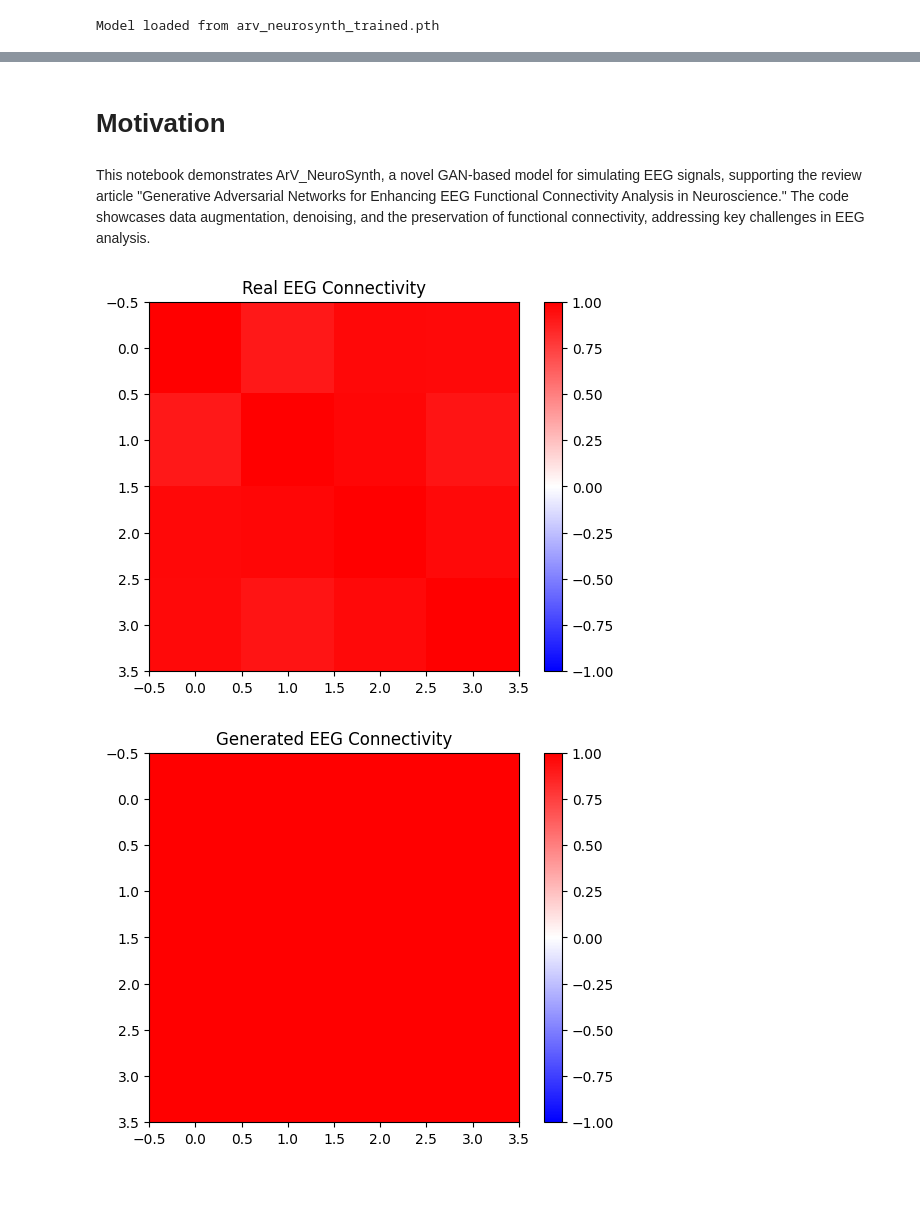
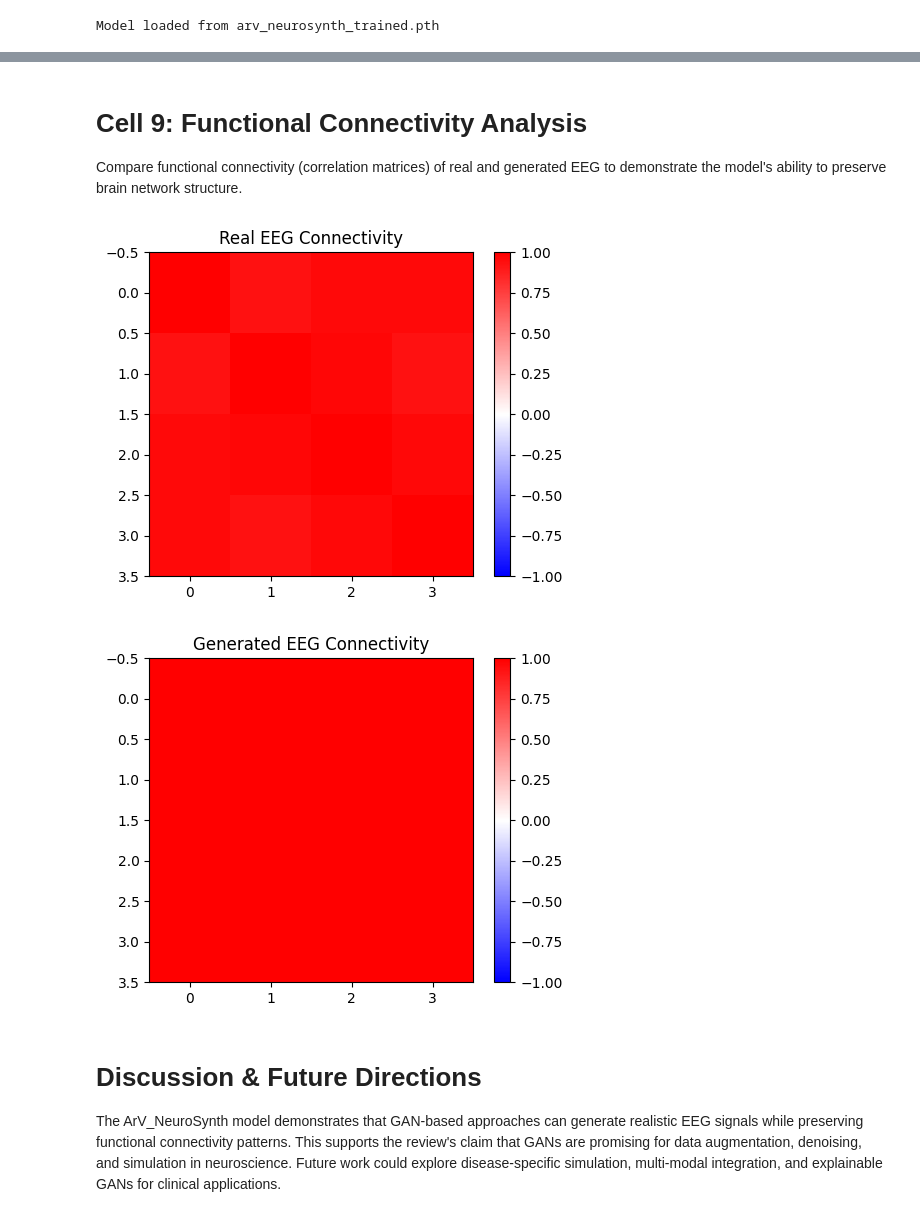
Before and after one commit to ArshiaVahedi/ArV_NeuroSynth, a Jupyter notebook: Enhanced_ArV_NeuroSynth_Notebook.ipynb, the cells around one changed output, grey strips where cells are left out. Saved outputs shown, nothing was run; the diff lists cells and outputs as text; code cells hidden in the pictures; blank space fills up the shorter version.

```diff
--- a/Enhanced_ArV_NeuroSynth_Notebook.ipynb
+++ b/Enhanced_ArV_NeuroSynth_Notebook.ipynb
@@ -15,6 +19,5 @@ import matplotlib.pyplot as plt
 # %%
-# Load EEG data from all runs in the .mat file
-dataloader, eeg_tensor = load_bci_mat_all_runs.load_bci_mat_all_runs("A01T.mat", num_channels=4, segment_length=256, batch_size=32)
+dataloader, eeg_tensor = load_bci_mat_all_runs("A01T.mat", num_channels=4, segment_length=256, batch_size=32)
 print("EEG tensor shape:", eeg_tensor.shape)
 # %% [output]
 EEG tensor shape: (4, 671728)
@@ -148,24 +128,0 @@ def load_trained_model(model_class, prefix="arv_neurosynth", **model_kwargs):
-# %%
-# Ensure Cell 5 is executed before running this cell to define save_training_results
-def save_training_results(model, x_recon=None, plot=False, prefix="arv_neurosynth"):
-    torch.save(model.state_dict(), f"{prefix}_trained.pth")
-    print(f"Model saved as {prefix}_trained.pth")
-    if x_recon is not None:
-        np.save(f"{prefix}_reconstructed_eeg.npy", x_recon.cpu().numpy())
-        print(f"Reconstructed EEG saved as {prefix}_reconstructed_eeg.npy")
-    if plot and x_recon is not None:
-        plt.figure(figsize=(12, 4))
-        for ch in range(x_recon.shape[1]):
-            plt.plot(x_recon.cpu()[0, ch], label=f"Ch{ch}")
-        plt.legend()
-        plt.title("Reconstructed EEG")
-        plt.grid()
-        plt.tight_layout()
-        plt.savefig(f"{prefix}_reconstruction_plot.png")
-        plt.close()
-        print(f"Plot saved as {prefix}_reconstruction_plot.png")
-
-with torch.no_grad():
-    x_real = next(iter(dataloader))[0][:1].to(device)
-    x_recon, _, _, _ = model(x_real, mode='vae')
-    save_training_results(model, x_recon, plot=True)  # Ensure function is defined in Cell 5
@@ -226,18 +165,24 @@ Comparison plot saved as real_vs_reconstructed_eeg_comparison.png
-# %% [markdown]
-# Motivation
-# %% [markdown]
-This notebook demonstrates ArV_NeuroSynth, a novel GAN-based model for simulating EEG signals, supporting the review article "Generative Adversarial Networks for Enhancing EEG Functional Connectivity Analysis in Neuroscience." The code showcases data augmentation, denoising, and the preservation of functional connectivity, addressing key challenges in EEG analysis.
+# %% [markdown]
+# Cell 9: Functional Connectivity Analysis
+
+Compare functional connectivity (correlation matrices) of real and generated EEG to demonstrate the model's ability to preserve brain network structure.
 # %%
 def plot_connectivity(eeg, title):
     # eeg: shape [batch, channels, time]
     conn = np.corrcoef(eeg[0].cpu().numpy())
+    plt.figure(figsize=(5,4))
     plt.imshow(conn, cmap='bwr', vmin=-1, vmax=1)
     plt.colorbar()
     plt.title(title)
+    plt.tight_layout()
     plt.show()
 
 plot_connectivity(x_real, "Real EEG Connectivity")
 plot_connectivity(x_recon, "Generated EEG Connectivity")
 # %% [output]
-[figure, old version]
+[figure, new version]
-[figure, old version]
+[figure, new version]
+# %% [markdown]
+# Discussion & Future Directions
+
+The ArV_NeuroSynth model demonstrates that GAN-based approaches can generate realistic EEG signals while preserving functional connectivity patterns. This supports the review's claim that GANs are promising for data augmentation, denoising, and simulation in neuroscience. Future work could explore disease-specific simulation, multi-modal integration, and explainable GANs for clinical applications.
```
Also changed, not shown: parts of 23 cells of this notebook, 3 other files.
